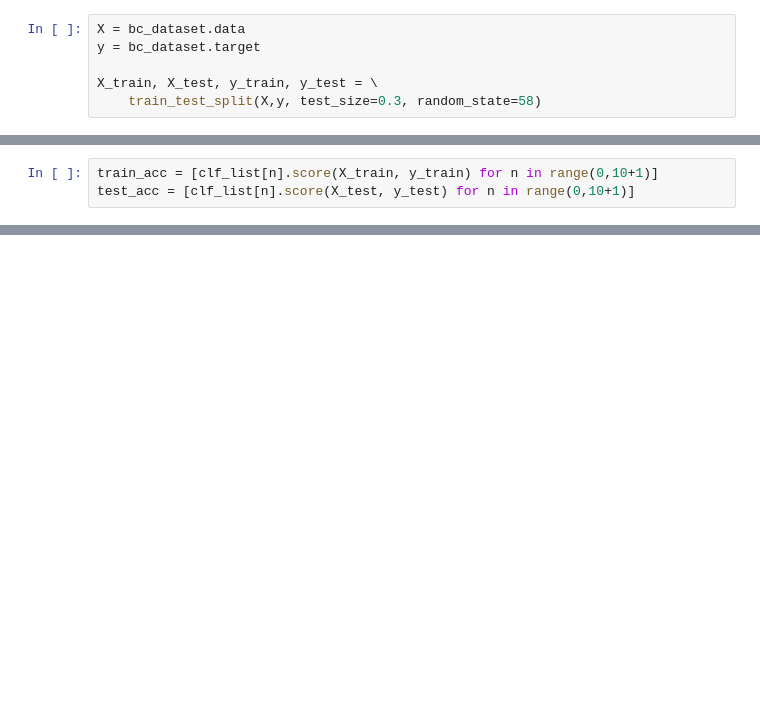
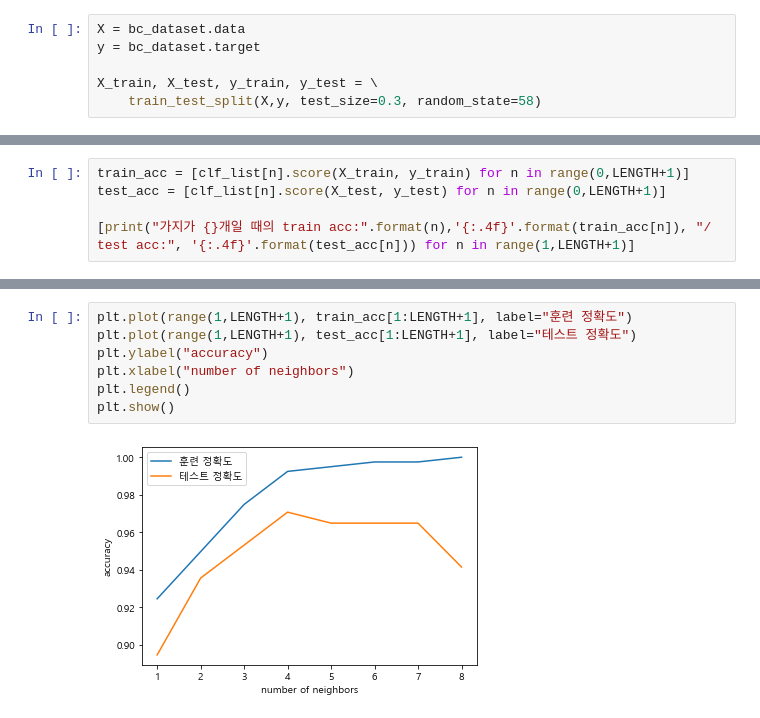
Before and after one commit to Nougaga/study, a Jupyter notebook: 200902~ 데이터 분석(python)/200910-study.ipynb, the cells around one changed output, grey strips where cells are left out. Cells and saved outputs as stored; diff of their text form; blank space fills up the shorter version.

```diff
--- a/200902~ 데이터 분석(python)/200910-study.ipynb
+++ b/200902~ 데이터 분석(python)/200910-study.ipynb
@@ -459,3 +466,5 @@ clf_list
 # %%
-train_acc = [clf_list[n].score(X_train, y_train) for n in range(0,10+1)]
-test_acc = [clf_list[n].score(X_test, y_test) for n in range(0,10+1)]
+train_acc = [clf_list[n].score(X_train, y_train) for n in range(0,LENGTH+1)]
+test_acc = [clf_list[n].score(X_test, y_test) for n in range(0,LENGTH+1)]
+
+[print("가지가 {}개일 때의 train acc:".format(n),'{:.4f}'.format(train_acc[n]), "/ test acc:", '{:.4f}'.format(test_acc[n])) for n in range(1,LENGTH+1)]
@@ -462 +481,10 @@ test_acc = [clf_list[n].score(X_test, y_test) for n in range(0,10+1)]
+# %%
+plt.plot(range(1,LENGTH+1), train_acc[1:LENGTH+1], label="훈련 정확도")
+plt.plot(range(1,LENGTH+1), test_acc[1:LENGTH+1], label="테스트 정확도")
+plt.ylabel("accuracy")
+plt.xlabel("number of neighbors")
+plt.legend()
+plt.show()
+# %% [output]
+[figure, added]
 # %%
```
Also changed, not shown: parts of 13 cells of this notebook, 16 other files.
